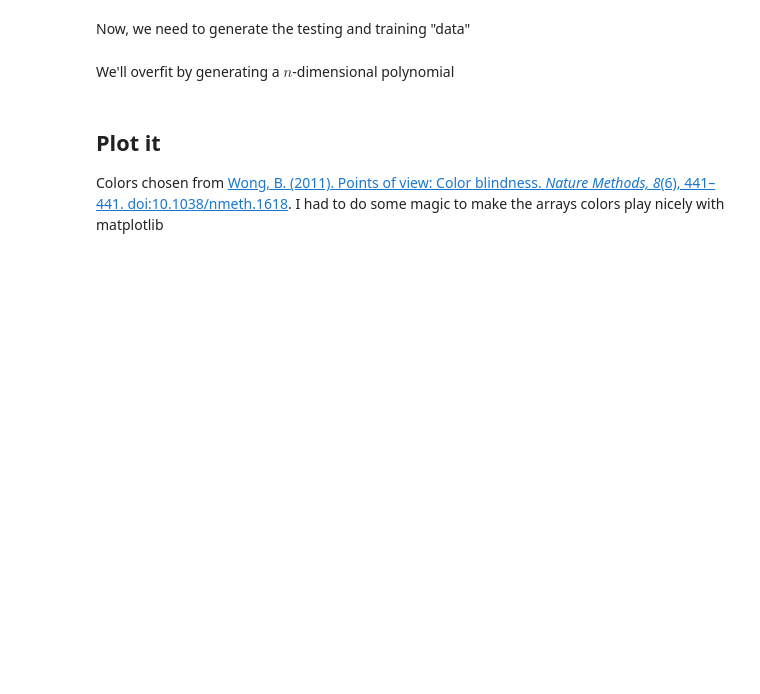
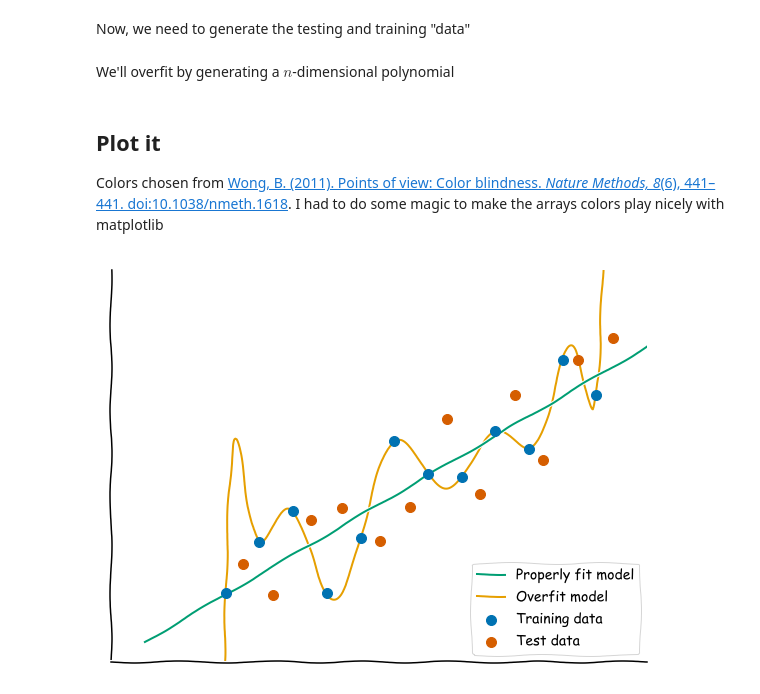
Before and after one commit to Benjamin-Lee/deep-rules, a Jupyter notebook: content/images/overfitting.ipynb, the cells around one changed output. Drawn from its saved outputs; the diff is of its cells as text; code cells hidden in the pictures; blank space fills up the shorter version.

Commit message:
Update overfitting figure

```diff
--- a/content/images/overfitting.ipynb
+++ b/content/images/overfitting.ipynb
@@ -9,17 +9,20 @@ import matplotlib.pyplot as plt
 n_points = 12
 m = 1
 b = 0
-delta_range = 6
+training_delta = 3.0
+test_points_offset = 0.5
+test_points_jitter = 0.1
+test_delta = 3.0
 np.random.seed(14)
 # %% [markdown]
 Now, we need to generate the testing and training "data"
 # %%
 points_x = np.arange(n_points)
-training_delta = np.random.uniform(delta_range / -2.0, delta_range / 2.0, size=(n_points))
+training_delta = np.random.uniform(-training_delta, training_delta, size=(n_points))
 training_points_y = m*points_x + b + training_delta
 
-testing_points_x = points_x + n_points
-testing_delta = np.random.uniform(delta_range / -2.0, delta_range / 2.0, size=(n_points))
+testing_points_x = points_x + np.random.uniform(-test_points_jitter, test_points_jitter, size=(n_points)) + test_points_offset
+testing_delta = np.random.uniform(-test_delta, test_delta, size=(n_points))
 testing_points_y = m*testing_points_x + b + testing_delta
 # %% [markdown]
 We'll overfit by generating a $n$-dimensional polynomial
@@ -44,28 +47,30 @@ blue = rgb_to_np_rgb(0, 114, 178)
 # %%
 # configure the plot
 plt.rcParams["figure.figsize"] = (12.8 * 0.75, 9.6 * 0.75)
 plt.rcParams['svg.fonttype'] = 'path'
 plt.rcParams['axes.spines.left'] = True
 plt.rcParams['axes.spines.right'] = False
 plt.rcParams['axes.spines.top'] = False
 plt.rcParams['axes.spines.bottom'] = True
 plt.rcParams["xtick.labelbottom"] = False
 plt.rcParams["xtick.bottom"] = False
 plt.rcParams["ytick.left"] = False
 plt.rcParams["ytick.labelleft"] = False
 plt.xkcd() # for fun (see https://journals.plos.org/ploscompbiol/article?id=10.1371/journal.pcbi.1003858#s12)
 
 # plot the data
 plt.scatter(points_x, training_points_y, zorder=3,label="Training data", s=100, c=[blue])
-plt.scatter(testing_points_x, testing_points_y, zorder=3,label="Out-of-range data", s=100, c=[vermillion])
+plt.scatter(testing_points_x, testing_points_y, zorder=3,label="Test data", s=100, c=[vermillion])
 
 plt.plot(x_space, m*x_space + b, zorder=2, label="Properly fit model", c=blueish_green)
 plt.plot(x_space, y_overfitted, zorder=1, label="Overfit model", c=orange)
 
 plt.xlim(-(n_points/5) - 1, max(testing_points_x) + 1)
 plt.ylim(-(n_points/5) - 1, max(testing_points_y)+(n_points/5) + 1)
 
 # plt.rcParams["figure.figsize"] = [6.4*2, 4.8*2]
 plt.legend(loc=4)
 plt.savefig('overfitting.svg', bbox_inches='tight')
 plt.savefig('overfitting.png', dpi=150, bbox_inches='tight')
+# %% [output]
+[figure, added]
```
Also changed, not shown: 2 other files.
